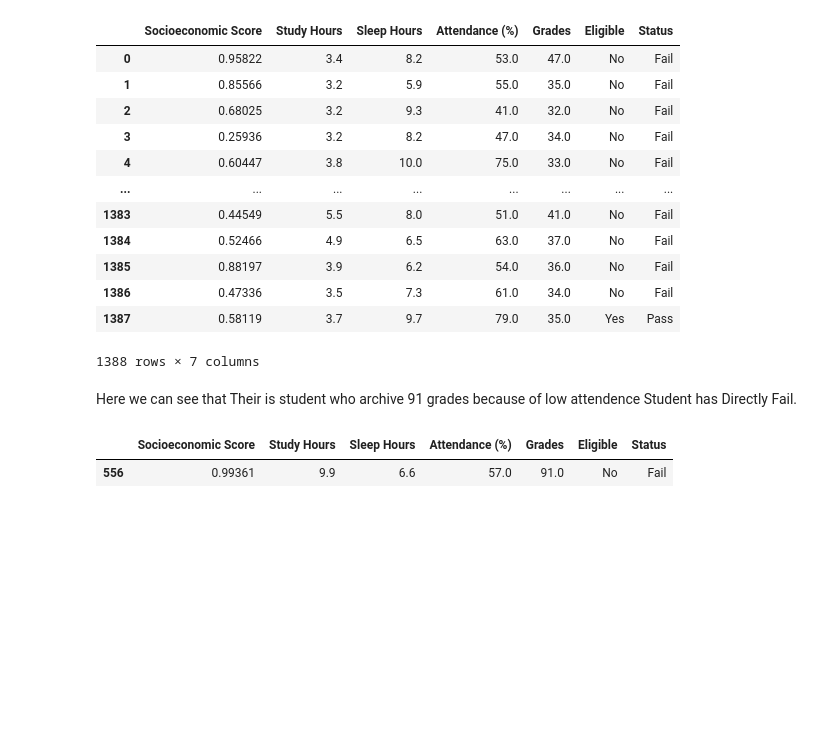
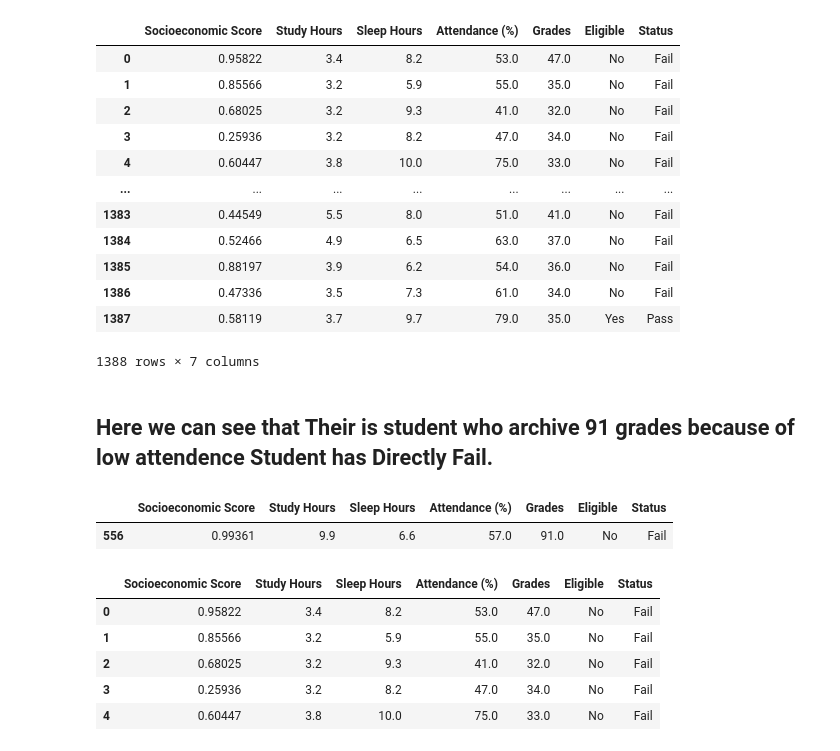
Before and after one commit to akxiit/Normal-Data-Visulization, a Jupyter notebook: notebooks/Student-Performance/Student_Performance.ipynb, the cells around one changed output. Saved outputs shown, nothing was run; the diff lists cells and outputs as text; code cells hidden in the pictures; blank space fills up the shorter version.

```diff
--- a/notebooks/Student-Performance/Student_Performance.ipynb
+++ b/notebooks/Student-Performance/Student_Performance.ipynb
@@ -72,11 +72,18 @@ df
 | 1387 | 0.58119 | 3.7 | 9.7 | 79.0 | 35.0 | Yes | Pass |
 1388 rows × 7 columns
 # %% [markdown]
-Here we can see that Their is student who archive 91 grades because of low attendence Student has Directly Fail.
+## Here we can see that Their is student who archive 91 grades because of low attendence Student has Directly Fail.
 # %%
 df[(df['Grades'] > 90) & (df['Grades'] < 100)]
 # %% [output]
 |  | Socioeconomic Score | Study Hours | Sleep Hours | Attendance (%) | Grades | Eligible | Status |
 | 556 | 0.99361 | 9.9 | 6.6 | 57.0 | 91.0 | No | Fail |
 # %%
-df
+df.head()
+# %% [output]
+|  | Socioeconomic Score | Study Hours | Sleep Hours | Attendance (%) | Grades | Eligible | Status |
+| 0 | 0.95822 | 3.4 | 8.2 | 53.0 | 47.0 | No | Fail |
+| 1 | 0.85566 | 3.2 | 5.9 | 55.0 | 35.0 | No | Fail |
+| 2 | 0.68025 | 3.2 | 9.3 | 41.0 | 32.0 | No | Fail |
+| 3 | 0.25936 | 3.2 | 8.2 | 47.0 | 34.0 | No | Fail |
+| 4 | 0.60447 | 3.8 | 10.0 | 75.0 | 33.0 | No | Fail |
```
Also changed, not shown: parts of 7 cells of this notebook.
